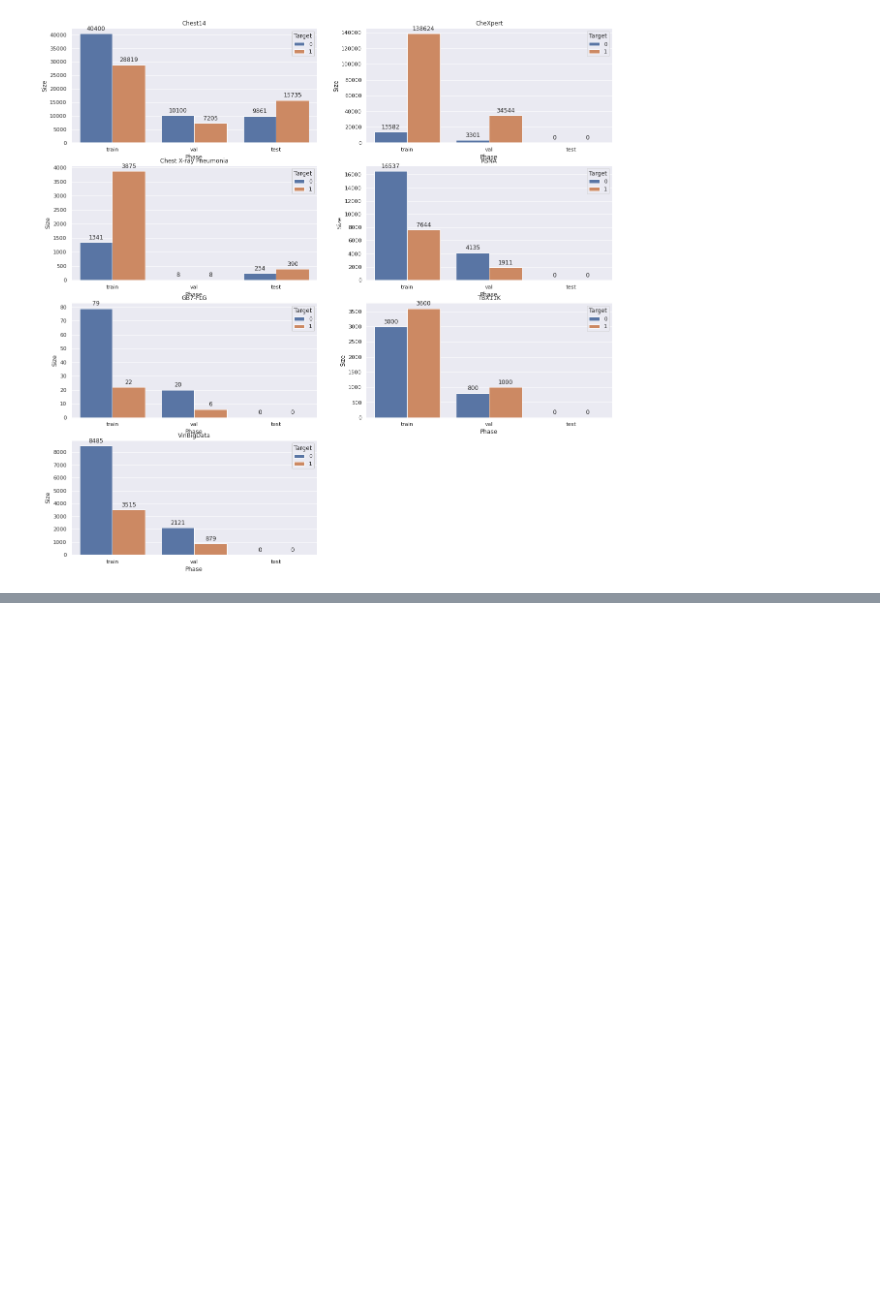
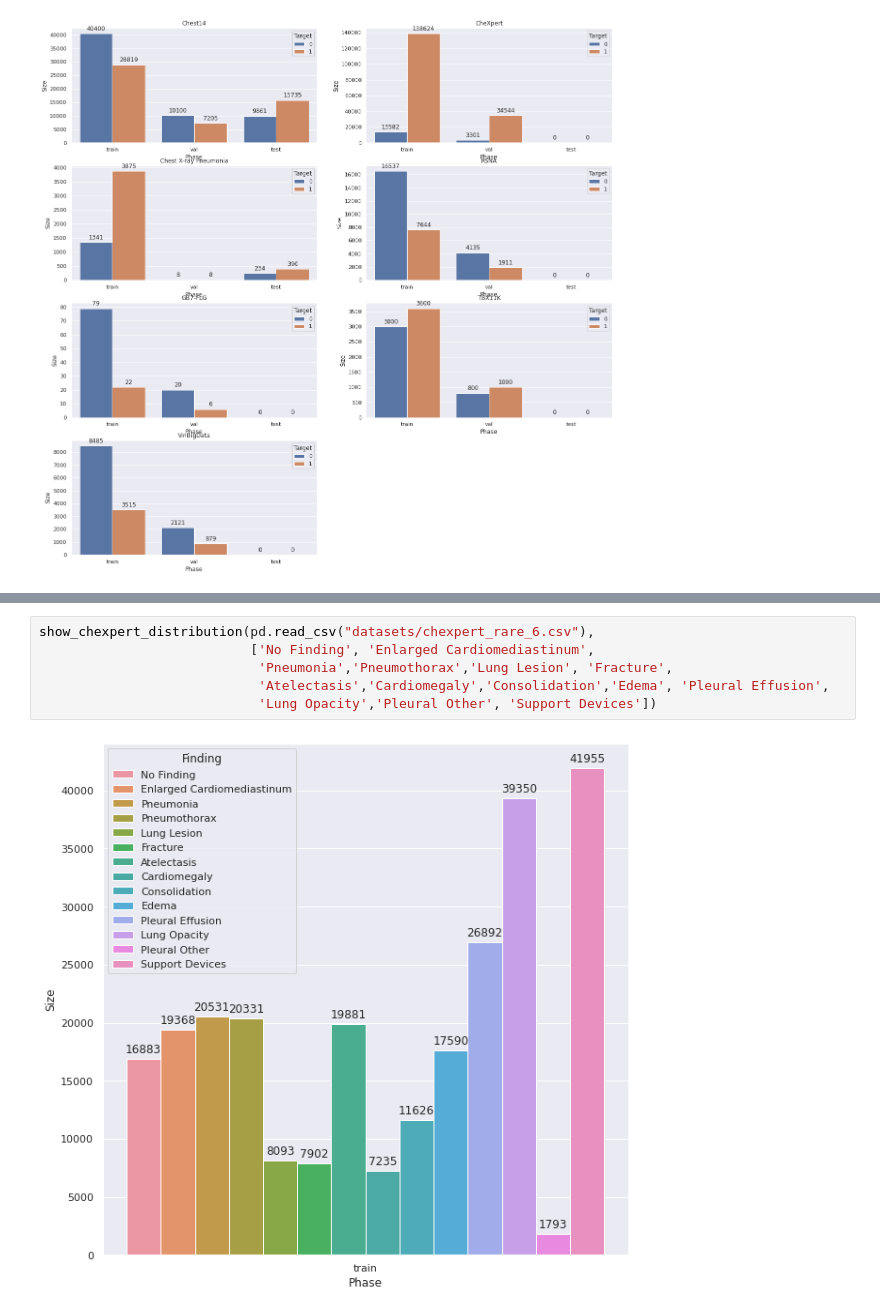
Before and after one commit to Genvekt/SSL_Chest_Xray, a Jupyter notebook: Datasets Statistics.ipynb, the cells around one changed output, grey strips where cells are left out. Drawn from its saved outputs; the diff is of its cells as text; blank space fills up the shorter version.

```diff
--- a/Datasets Statistics.ipynb
+++ b/Datasets Statistics.ipynb
@@ -98,0 +218,8 @@ plt.show()
+# %%
+show_chexpert_distribution(pd.read_csv("datasets/chexpert_rare_6.csv"),
+                           ['No Finding', 'Enlarged Cardiomediastinum',
+                            'Pneumonia','Pneumothorax','Lung Lesion', 'Fracture',
+                            'Atelectasis','Cardiomegaly','Consolidation','Edema', 'Pleural Effusion',
+                            'Lung Opacity','Pleural Other', 'Support Devices'])
+# %% [output]
+[figure, added]
```
Also changed, not shown: parts of 19 cells of this notebook, 15 other files.
